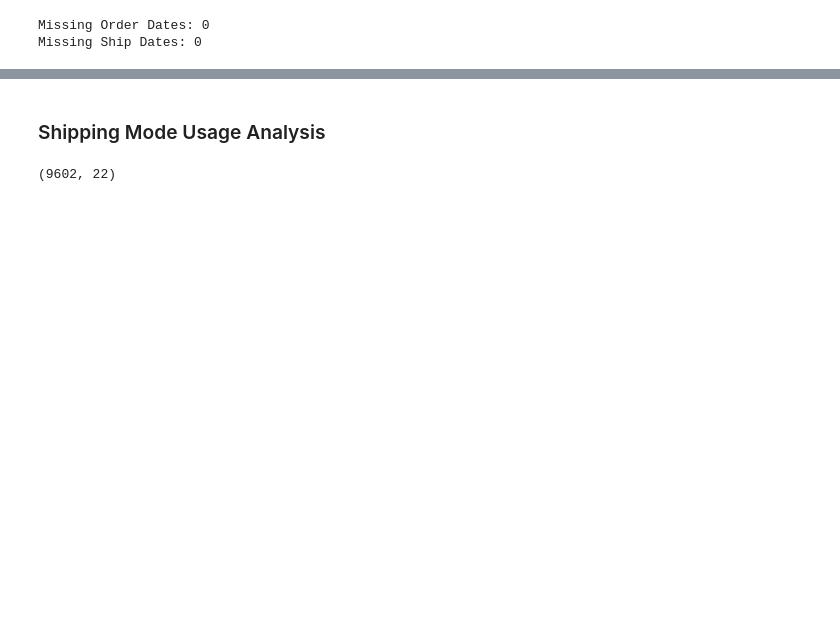
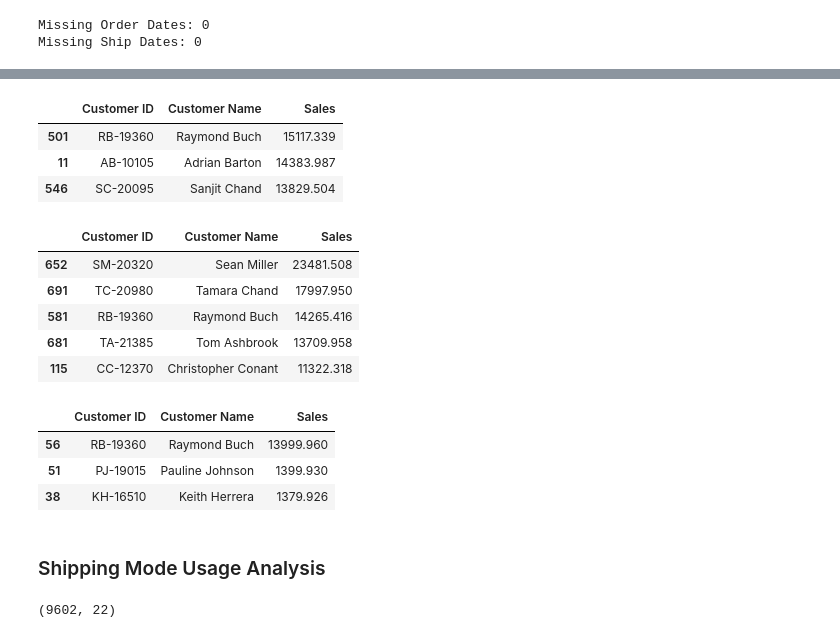
Before and after one commit to juanescdiaz/Group6_Assigment2_Retail, a Jupyter notebook: notebooks/retail_analysis.ipynb, the cells around one changed output, grey strips where cells are left out. Saved outputs shown, nothing was run; the diff lists cells and outputs as text; code cells hidden in the pictures; blank space fills up the shorter version.

```diff
--- a/notebooks/retail_analysis.ipynb
+++ b/notebooks/retail_analysis.ipynb
@@ -265,3 +235,32 @@ summary_df
+# %%
+# Test 2 (Top 3 in consumer segmnet)
+test2 = top_customers(df2, top_x=3, segment="Consumer")
+test2
+# %% [output]
+|  | Customer ID | Customer Name | Sales |
+| 501 | RB-19360 | Raymond Buch | 15117.339 |
+| 11 | AB-10105 | Adrian Barton | 14383.987 |
+| 546 | SC-20095 | Sanjit Chand | 13829.504 |
+# %%
+# Test 3 (Top by default in technology category)
+test3 = top_customers(df2, category="Technology")
+test3
+# %% [output]
+|  | Customer ID | Customer Name | Sales |
+| 652 | SM-20320 | Sean Miller | 23481.508 |
+| 691 | TC-20980 | Tamara Chand | 17997.950 |
+| 581 | RB-19360 | Raymond Buch | 14265.416 |
+| 681 | TA-21385 | Tom Ashbrook | 13709.958 |
+| 115 | CC-12370 | Christopher Conant | 11322.318 |
+# %%
+# Test 4 (Top 3 in consumer segment, technology category west region and the year 2017)
+test4 = top_customers(df2, top_x=3, segment="Consumer", category="Technology", region="West", year=2017)
+test4
+# %% [output]
+|  | Customer ID | Customer Name | Sales |
+| 56 | RB-19360 | Raymond Buch | 13999.960 |
+| 51 | PJ-19015 | Pauline Johnson | 1399.930 |
+| 38 | KH-16510 | Keith Herrera | 1379.926 |
 # %% [markdown]
 ### Shipping Mode Usage Analysis
 # %%
```
Also changed, not shown: parts of 11 cells of this notebook.
